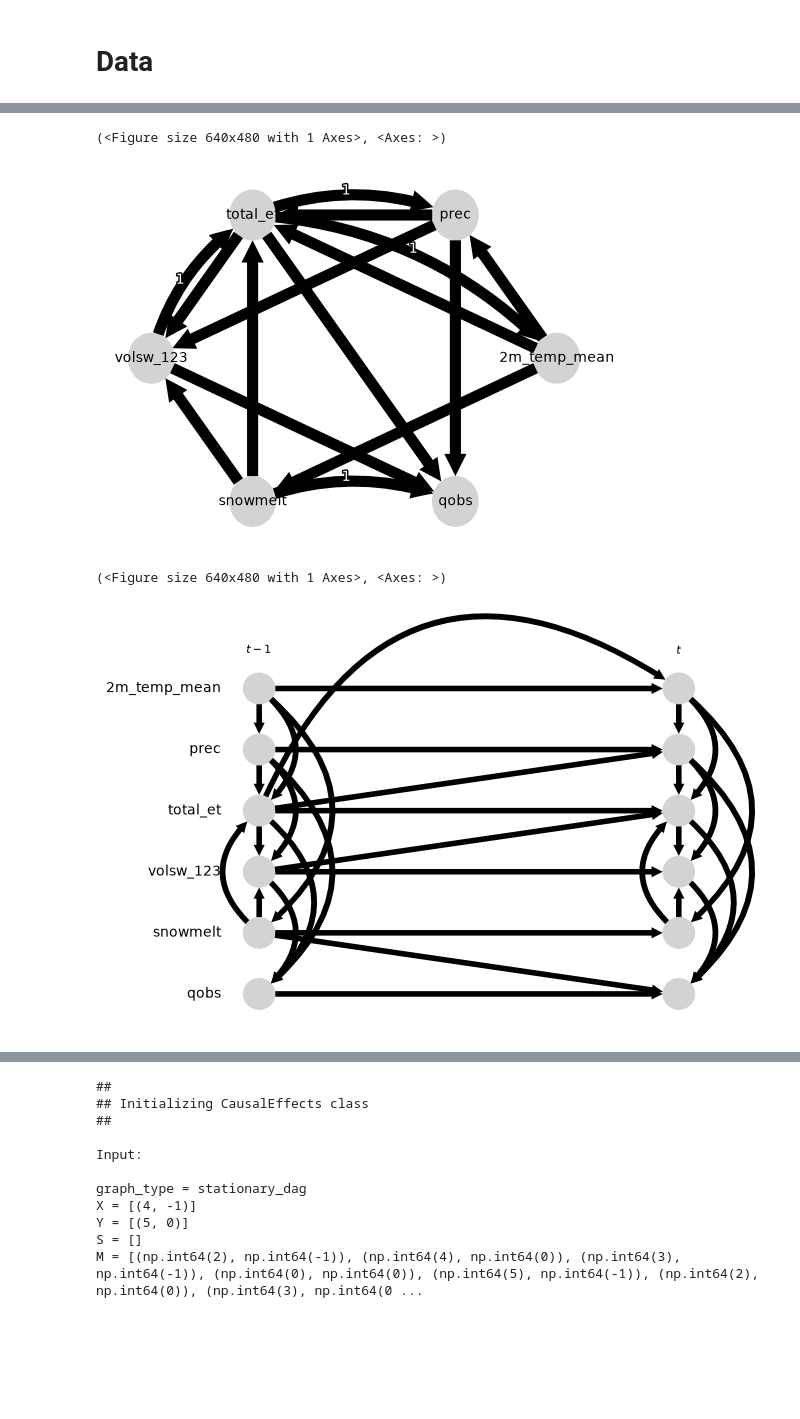
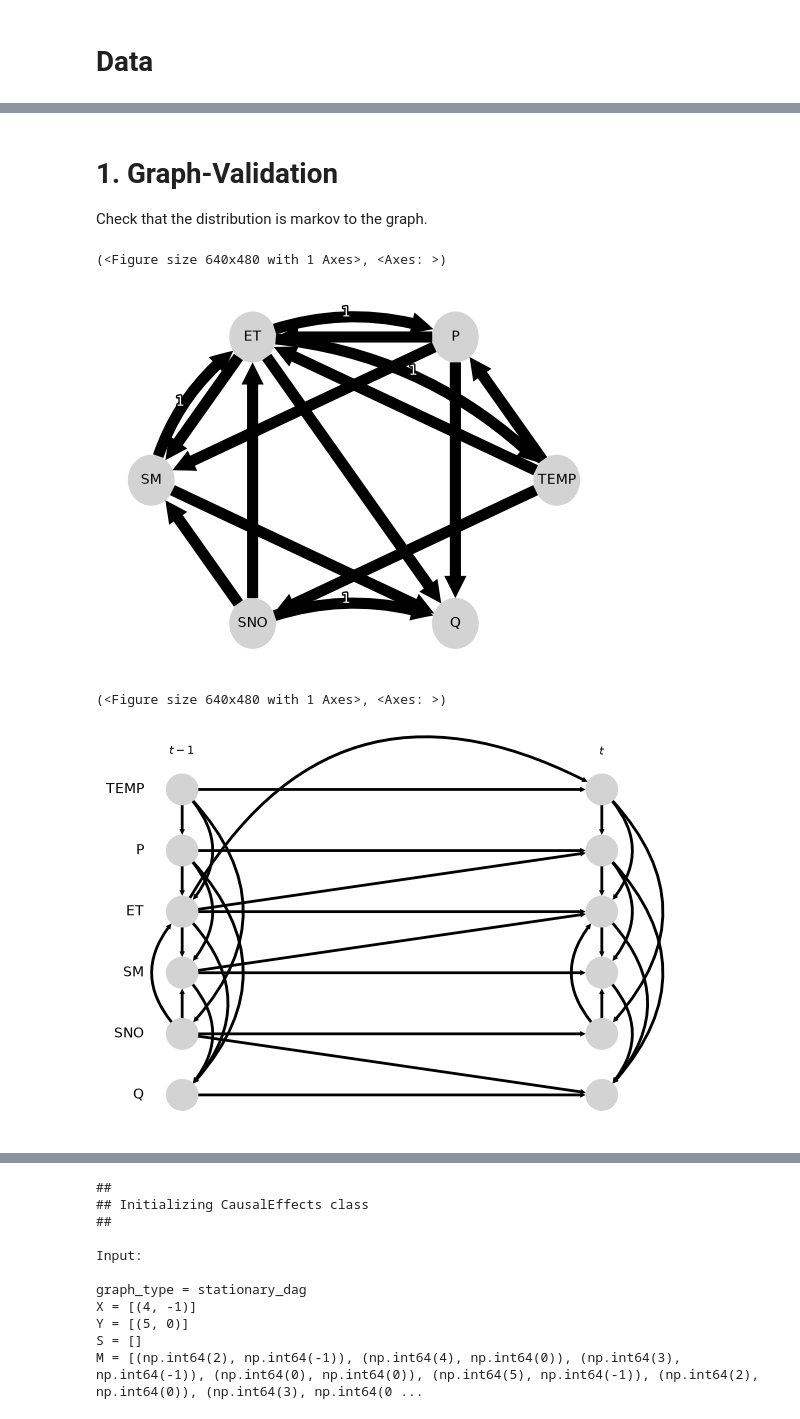
Before and after one commit to tripleUU-U/snow_causal_inference, a Jupyter notebook: code/basin_workflow.ipynb, the cells around one changed output, grey strips where cells are left out. Saved outputs shown, nothing was run; the diff lists cells and outputs as text; code cells hidden in the pictures; blank space fills up the shorter version.

```diff
--- a/code/basin_workflow.ipynb
+++ b/code/basin_workflow.ipynb
@@ -38,7 +39,7 @@ def load_ts_df(
 # %% [markdown]
 # Data
 # %%
-lamah_ce_path = Path("/home/wuhlmann/BA/data/raw_data/2_LamaH-CE_daily")
+lamah_ce_path = Path("/home/tripleuuu/Nextcloud/coding/causal_inference/snow_causal_inference/data/raw_data/2_LamaH-CE_daily")
 
 climate_ts_802_path = lamah_ce_path / "B_basins_intermediate_all/2_timeseries/daily/ID_802.csv"
 q_ts_802_path = lamah_ce_path / "D_gauges/2_timeseries/daily/ID_802.csv"
@@ -90,4 +78,10 @@ for day in range(1, len(snow_ts)):
 climate_vars_df = climate_vars_df.drop("swe", axis=1)
 climate_vars_df["snowmelt"] = snow_depletion
 
+# add discharge
 vars_df = pd.concat([climate_vars_df, q_ts_802_df["qobs"]], axis=1)
+
+# rename for easier access
+vars_df.columns = ["TEMP", "P", "ET", "SM", "SNO", "Q"]
+
+vars_df = vars_df.dropna()
@@ -151,3 +88,7 @@ graph[5, 5, 1] = "-->" # self causation
+# %% [markdown]
+# 1. Graph-Validation
+
+Check that the distribution is markov to the graph.
 # %%
 # define tigramite graph and plot it
 
@@ -210,9 +151,9 @@ tp.plot_graph(
 )
 # %% [output]
 (<Figure size 640x480 with 1 Axes>, <Axes: >)
-[figure, old version]
+[figure, new version]
 # %%
-tp.plot_time_series_graph(graph=graph, var_names=vars_df.columns, curved_radius=0.6)
+tp.plot_time_series_graph(graph=graph, var_names=vars_df.columns, curved_radius=0.5, arrow_linewidth=2)
 # %% [output]
 (<Figure size 640x480 with 1 Axes>, <Axes: >)
-[figure, old version]
+[figure, new version]
```
Also changed, not shown: parts of 13 cells of this notebook, 2 other files.
